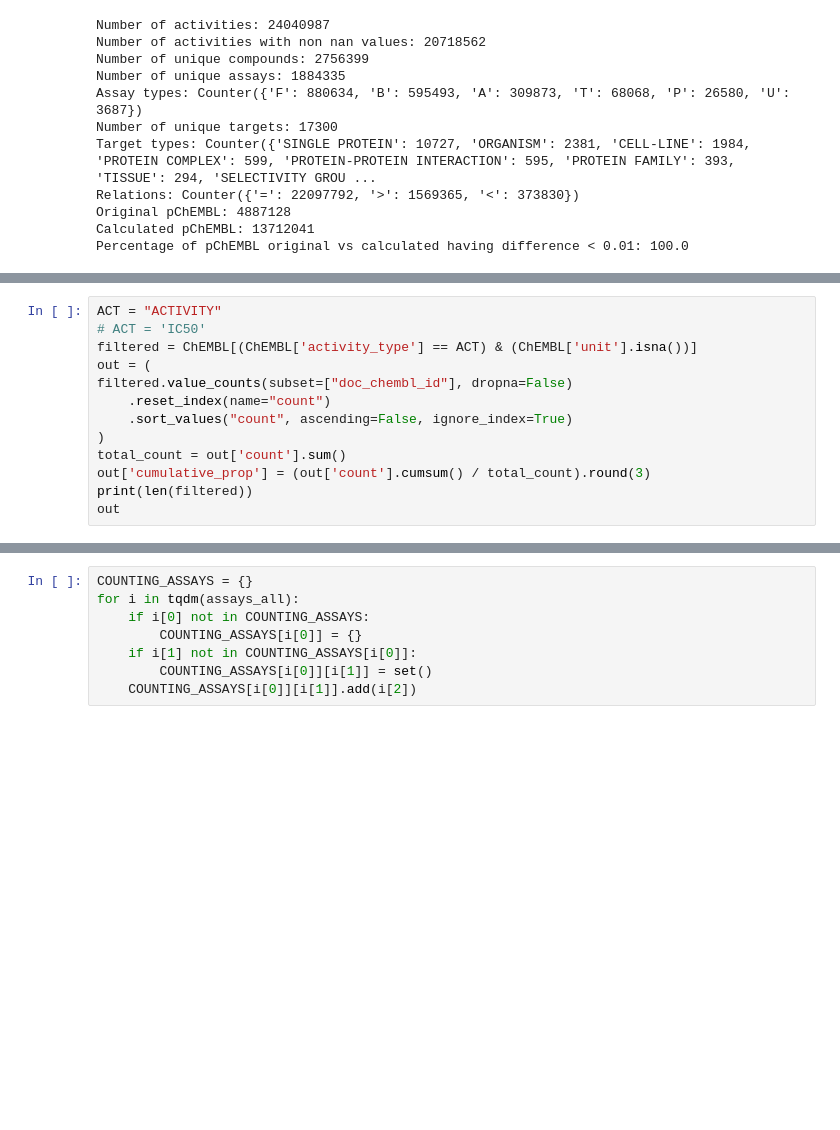
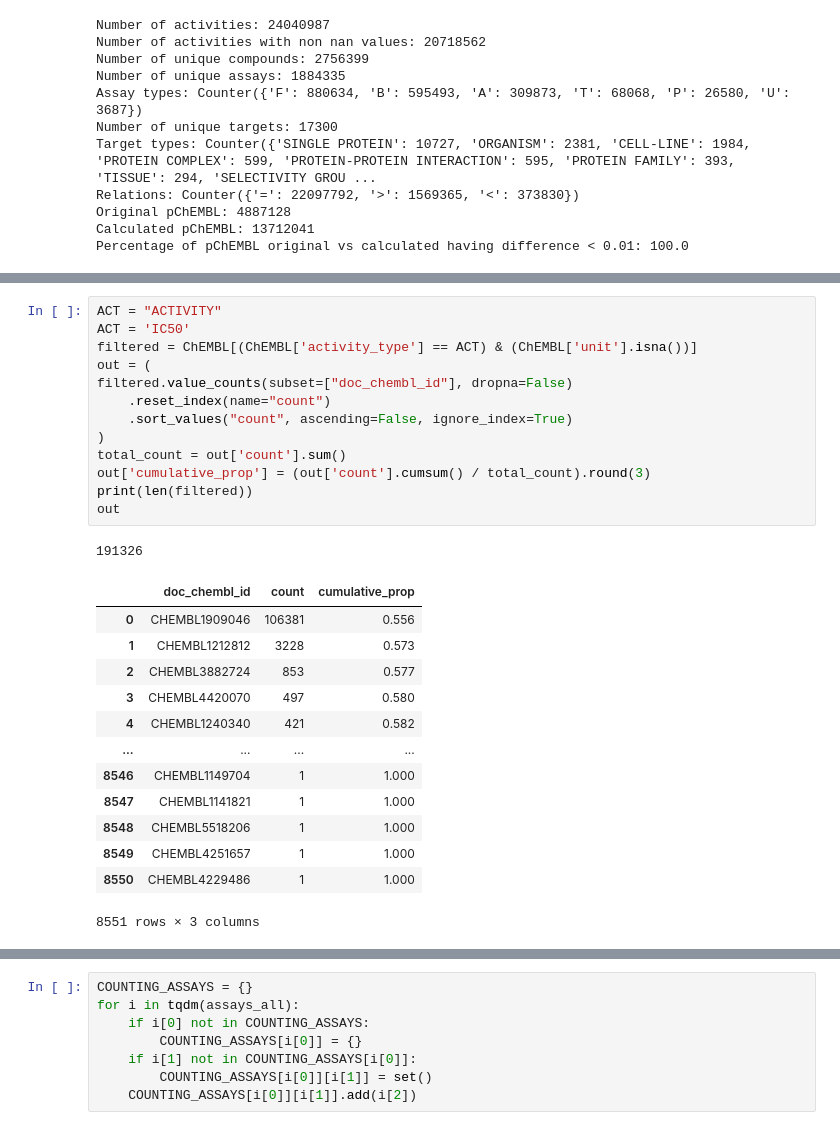
Before and after one commit to ersilia-os/chembl-antimicrobial-tasks, a Jupyter notebook: notebooks/05_clean_activities.ipynb, the cells around one changed output, grey strips where cells are left out. Drawn from its saved outputs; the diff is of its cells as text; blank space fills up the shorter version.

```diff
--- a/notebooks/05_clean_activities.ipynb
+++ b/notebooks/05_clean_activities.ipynb
@@ -94,16 +103,31 @@ ChEMBL[(ChEMBL['unit'].isna()) & (ChEMBL['pchembl'].isna() == False)]
 # %%
 ACT = "ACTIVITY"
-# ACT = 'IC50'
+ACT = 'IC50'
 filtered = ChEMBL[(ChEMBL['activity_type'] == ACT) & (ChEMBL['unit'].isna())]
 out = (
 filtered.value_counts(subset=["doc_chembl_id"], dropna=False)
     .reset_index(name="count")
     .sort_values("count", ascending=False, ignore_index=True)
 )
 total_count = out['count'].sum()
 out['cumulative_prop'] = (out['count'].cumsum() / total_count).round(3)
 print(len(filtered))
 out
+# %% [output]
+191326
+|  | doc_chembl_id | count | cumulative_prop |
+| 0 | CHEMBL1909046 | 106381 | 0.556 |
+| 1 | CHEMBL1212812 | 3228 | 0.573 |
+| 2 | CHEMBL3882724 | 853 | 0.577 |
+| 3 | CHEMBL4420070 | 497 | 0.580 |
+| 4 | CHEMBL1240340 | 421 | 0.582 |
+| ... | ... | ... | ... |
+| 8546 | CHEMBL1149704 | 1 | 1.000 |
+| 8547 | CHEMBL1141821 | 1 | 1.000 |
+| 8548 | CHEMBL5518206 | 1 | 1.000 |
+| 8549 | CHEMBL4251657 | 1 | 1.000 |
+| 8550 | CHEMBL4229486 | 1 | 1.000 |
+8551 rows × 3 columns
 # %%
 out = (
 filtered.value_counts(subset=["assay_chembl_id"], dropna=False)
```
Also changed, not shown: parts of 25 cells of this notebook, 11 other files.
